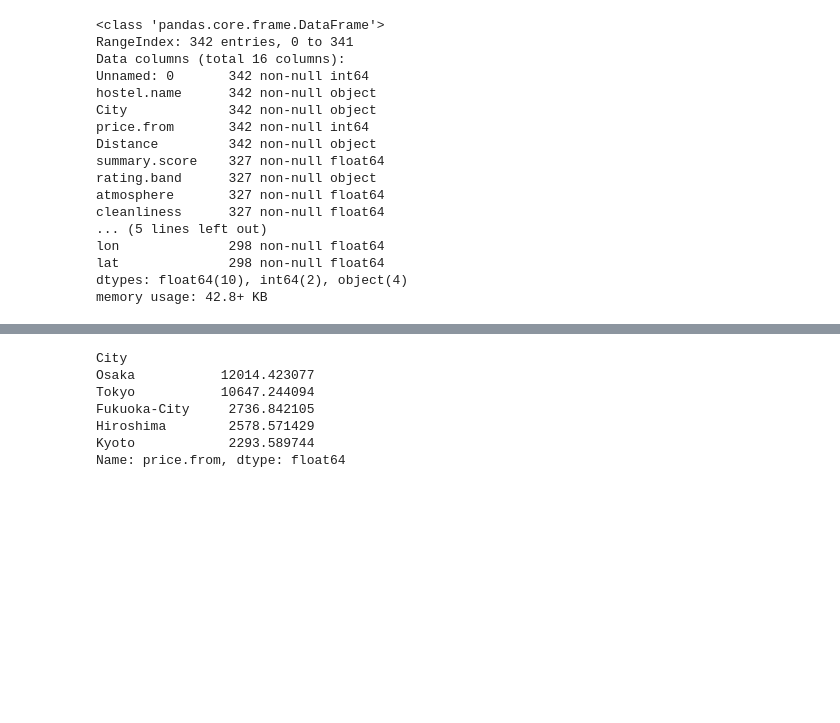
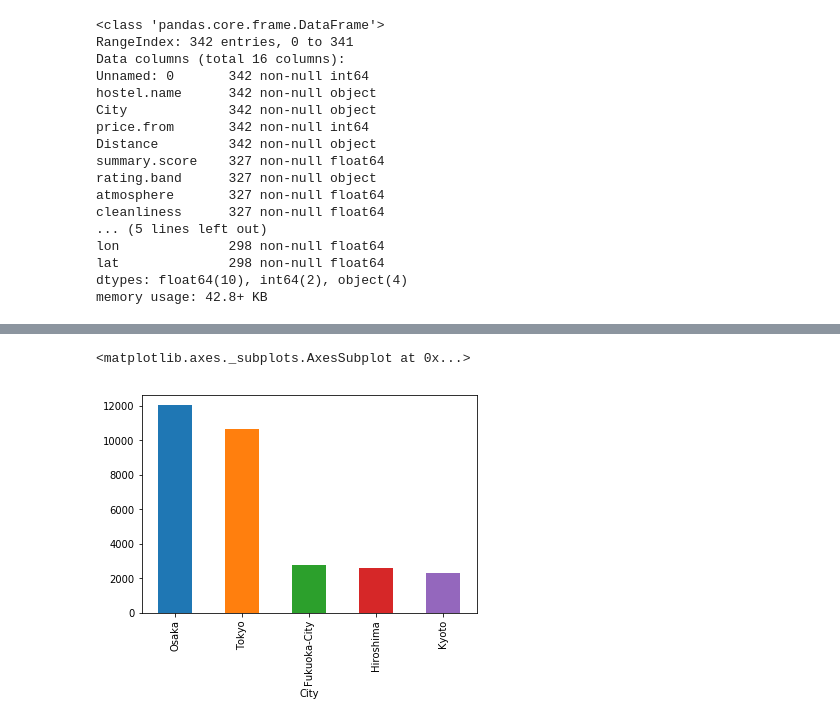
Before and after one commit to mollymetz/dad, a Jupyter notebook: Homework 2.ipynb, the cells around one changed output, grey strips where cells are left out. Saved outputs shown, nothing was run; the diff lists cells and outputs as text; code cells hidden in the pictures; blank space fills up the shorter version.

```diff
--- a/Homework 2.ipynb
+++ b/Homework 2.ipynb
@@ -167,12 +167,7 @@ u5.nlargest(10, 'summary.score')
 | 290 | 291 | Shibamata FU-TEN Bed and Local | Tokyo | 3000 | 18.5km from city centre | 4.9 | Rating | 2.0 | ... |
 | 67 | 68 | Ezstay Osaka | Osaka | 2000 | 4.6km from city centre | 3.1 | Rating | 2.0 | ... |
 # %%
-japan.groupby('City')['price.from'].mean().sort_values(ascending = False)
+japan.groupby('City')['price.from'].mean().sort_values(ascending = False).plot(kind = 'bar')
 # %% [output]
-City
-Osaka           12014.423077
-Tokyo           10647.244094
-Fukuoka-City     2736.842105
-Hiroshima        2578.571429
-Kyoto            2293.589744
-Name: price.from, dtype: float64
+<matplotlib.axes._subplots.AxesSubplot at 0x...>
+[figure, added]
```
